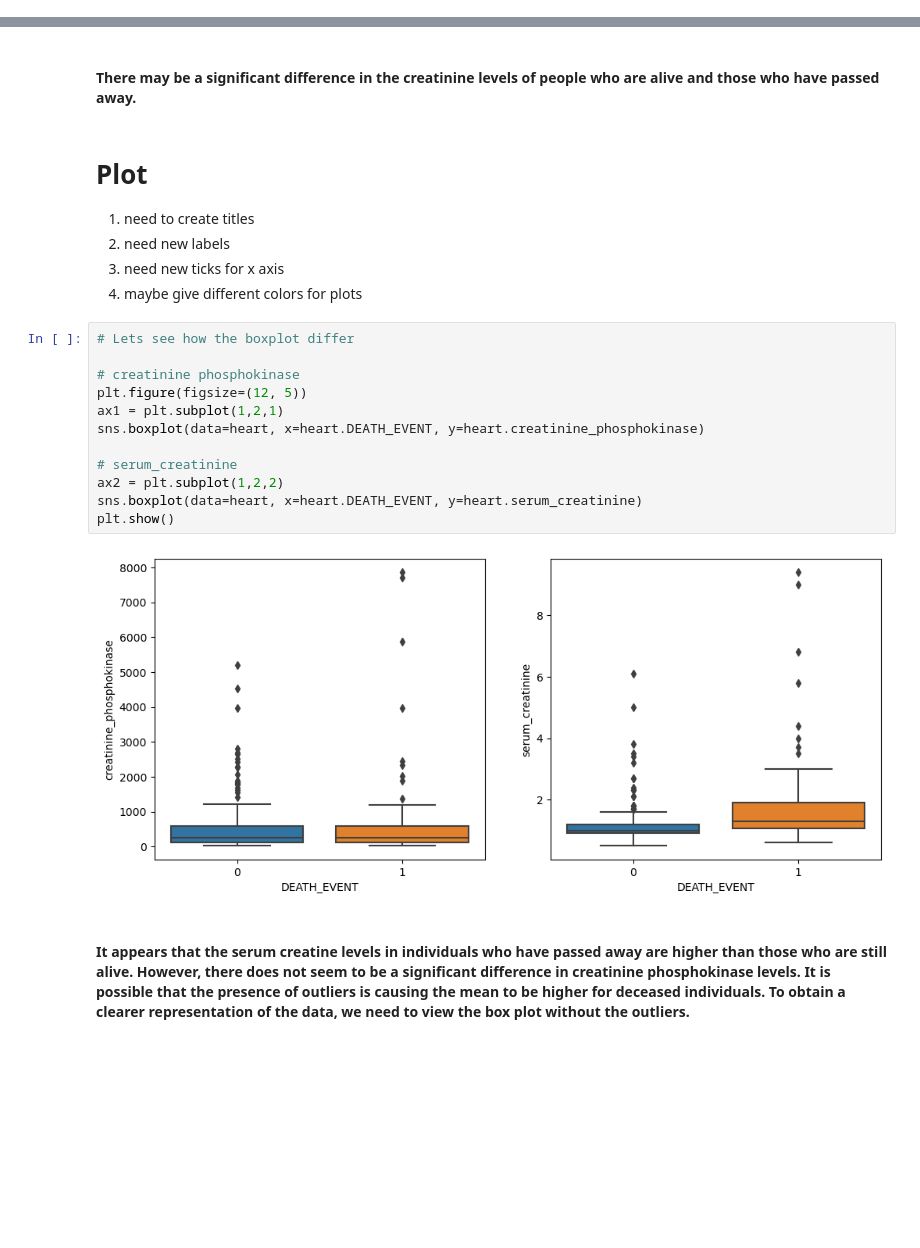
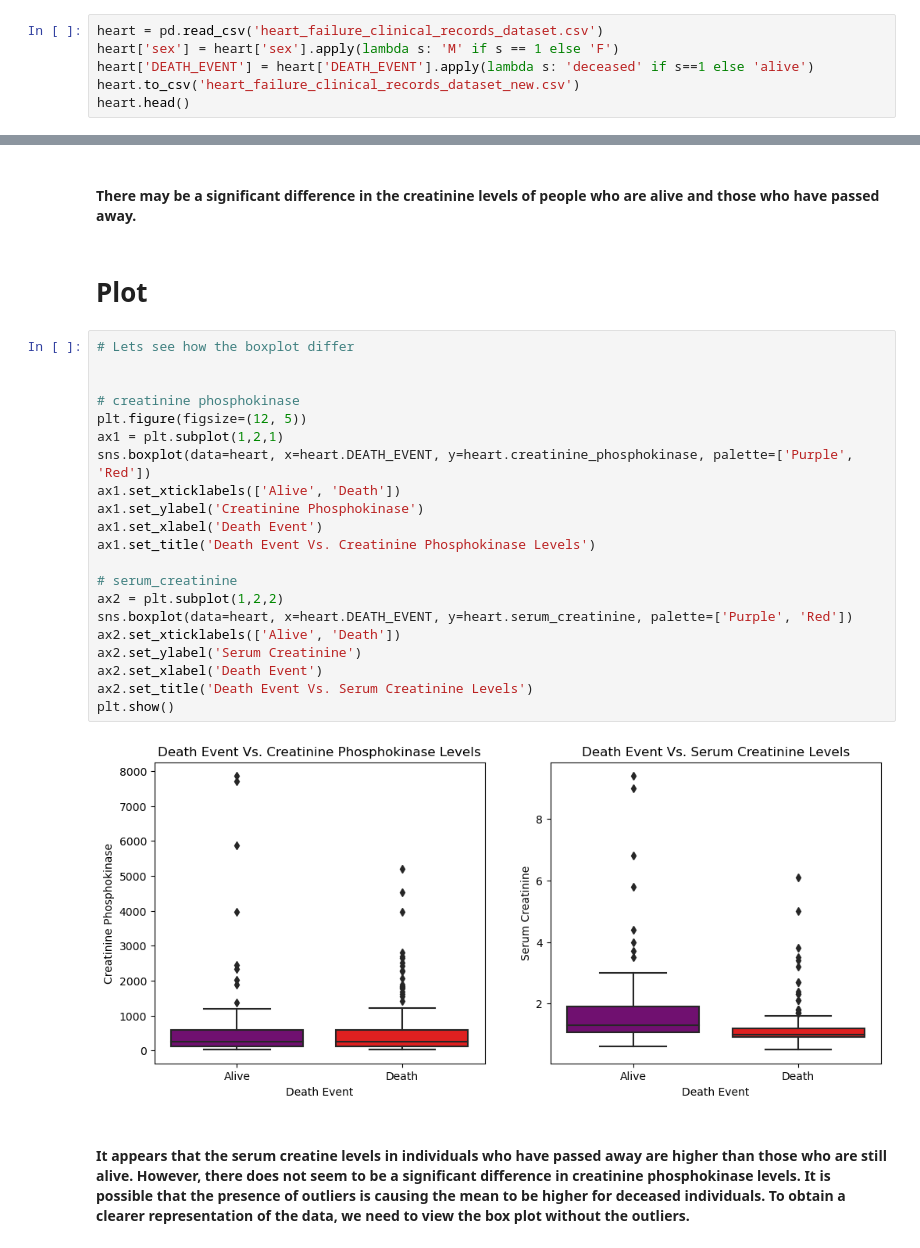
Before and after one commit to txBaraja52/Projects, a Jupyter notebook: Heart/Data analysis.ipynb, the cells around one changed output, grey strips where cells are left out. Cells and saved outputs as stored; diff of their text form; blank space fills up the shorter version.

```diff
--- a/Heart/Data analysis.ipynb
+++ b/Heart/Data analysis.ipynb
@@ -10,0 +6,6 @@ heart.head()
+# %%
+heart = pd.read_csv('heart_failure_clinical_records_dataset.csv')
+heart['sex'] = heart['sex'].apply(lambda s: 'M' if s == 1 else 'F')
+heart['DEATH_EVENT'] = heart['DEATH_EVENT'].apply(lambda s: 'deceased' if s==1 else 'alive')
+heart.to_csv('heart_failure_clinical_records_dataset_new.csv')
+heart.head()
@@ -37,25 +27,29 @@ alive = heart[heart['DEATH_EVENT'] == 0]
 #### There may be a significant difference in the creatinine levels of people who are alive and those who have passed away.
 # %% [markdown]
 # Plot
-
-1. need to create titles
-2. need new labels
-3. need new ticks for x axis
-4. maybe give different colors for plots
 # %%
 # Lets see how the boxplot differ
+
 
 # creatinine phosphokinase
 plt.figure(figsize=(12, 5))
 ax1 = plt.subplot(1,2,1)
-sns.boxplot(data=heart, x=heart.DEATH_EVENT, y=heart.creatinine_phosphokinase)
+sns.boxplot(data=heart, x=heart.DEATH_EVENT, y=heart.creatinine_phosphokinase, palette=['Purple', 'Red'])
+ax1.set_xticklabels(['Alive', 'Death'])
+ax1.set_ylabel('Creatinine Phosphokinase')
+ax1.set_xlabel('Death Event')
+ax1.set_title('Death Event Vs. Creatinine Phosphokinase Levels')
 
 # serum_creatinine
 ax2 = plt.subplot(1,2,2)
-sns.boxplot(data=heart, x=heart.DEATH_EVENT, y=heart.serum_creatinine)
+sns.boxplot(data=heart, x=heart.DEATH_EVENT, y=heart.serum_creatinine, palette=['Purple', 'Red'])
+ax2.set_xticklabels(['Alive', 'Death'])
+ax2.set_ylabel('Serum Creatinine')
+ax2.set_xlabel('Death Event')
+ax2.set_title('Death Event Vs. Serum Creatinine Levels')
 plt.show()
 # %% [output]
-[figure, old version]
+[figure, new version]
 # %% [markdown]
 #### It appears that the serum creatine levels in individuals who have passed away are higher than those who are still alive. However, there does not seem to be a significant difference in creatinine phosphokinase levels. It is possible that the presence of outliers is causing the mean to be higher for deceased individuals. To obtain a clearer representation of the data, we need to view the box plot without the outliers.
 # %%
```
Also changed, not shown: parts of 12 cells of this notebook, 1 other file.
